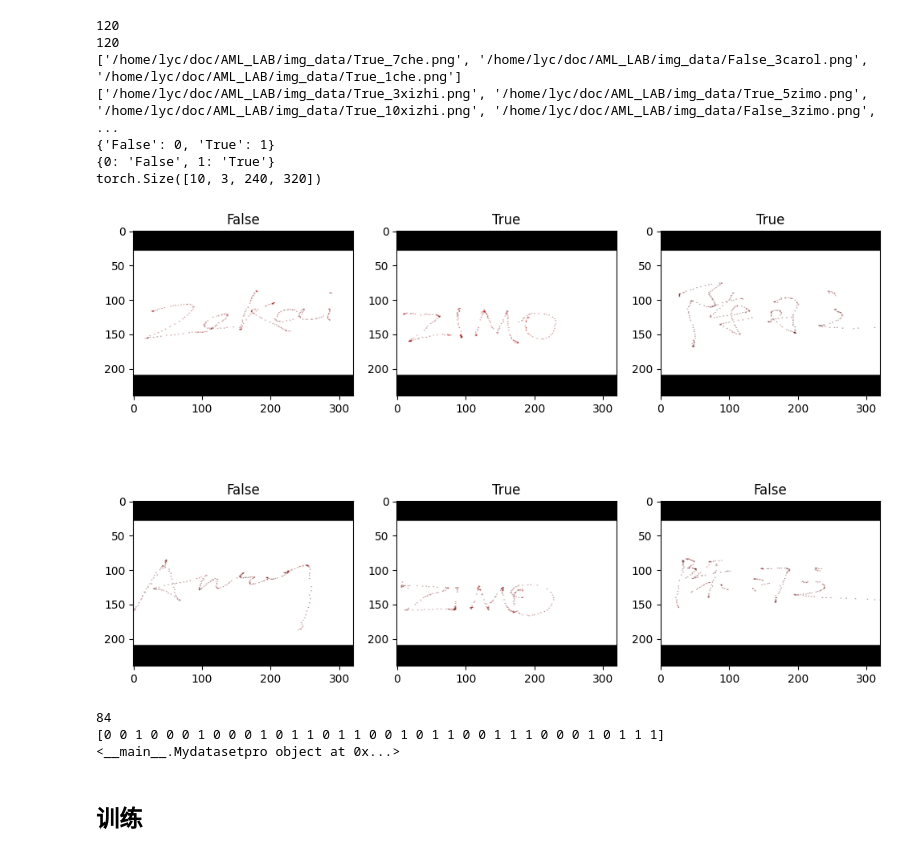
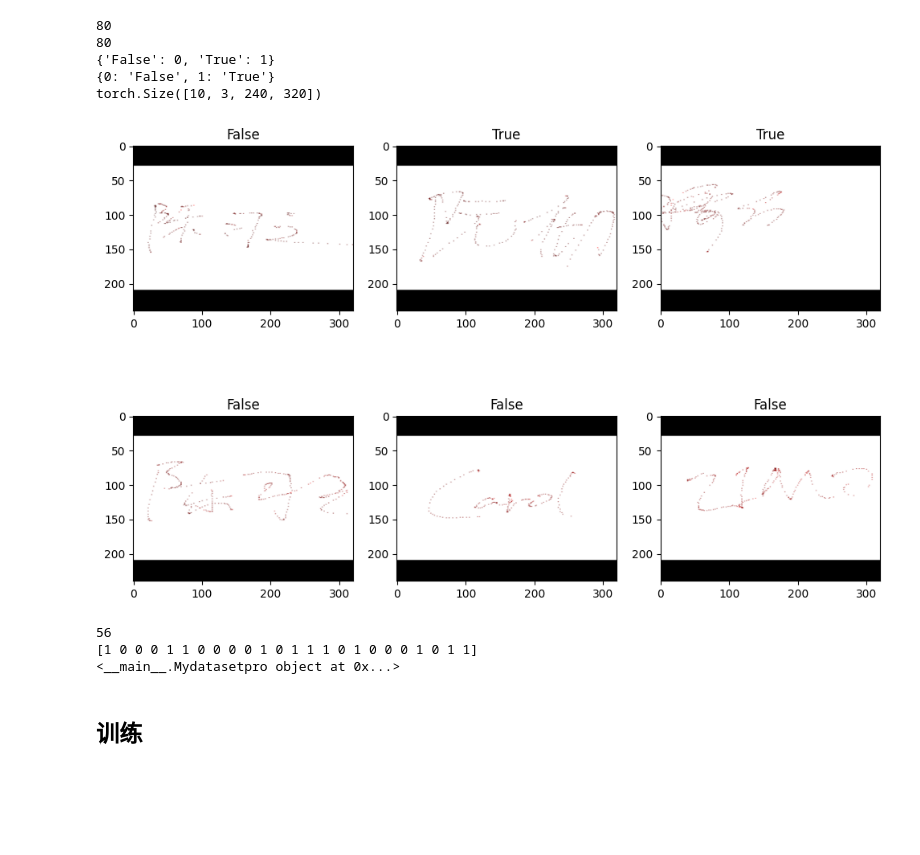
Before and after one commit to Lycho556/AML_LAB, a Jupyter notebook: Compare_fun/img_train.ipynb, the cells around one changed output. Drawn from its saved outputs; the diff is of its cells as text; code cells hidden in the pictures; blank space fills up the shorter version.

```diff
--- a/Compare_fun/img_train.ipynb
+++ b/Compare_fun/img_train.ipynb
@@ -21,7 +21,7 @@ class Mydataset(data.Dataset):
         return len(self.imgs_path)
 # %%
 #使用glob方法来获取数据图片的所有路径
-all_imgs_path = glob.glob(r'/home/lyc/doc/AML_LAB/img_data/*.png')#数据文件夹路径，根据实际情况更改！
+all_imgs_path = glob.glob(r'/home/yl7723/work/AML_LAB/img_data/*.png')#数据文件夹路径，根据实际情况更改！
 #循环遍历输出列表中的每个元素，显示出每个图片的路径
 sample_size=0
 for var in all_imgs_path:
@@ -33,7 +33,7 @@ print(sample_size)
 signature_dataset = Mydataset(all_imgs_path)
 print(len(signature_dataset)) #返回文件夹中图片总个数
 sinature_datalodaer = torch.utils.data.DataLoader(signature_dataset, batch_size=5) #每次迭代时返回五个数据
-print(next(iter(sinature_datalodaer)))
+#print(next(iter(sinature_datalodaer)))
 
 species = ['False','True']
 species_to_id = dict((c, i) for i, c in enumerate(species))
@@ -71,38 +71,36 @@ class Mydatasetpro(data.Dataset):
         data = self.transforms(pil_img)
         return data, label
 # 返回长度
     def __len__(self):
         return len(self.imgs)
 
 
 
 BATCH_SIZE = 10
 signature_dataset = Mydatasetpro(all_imgs_path, all_labels, transform)
 sinature_datalodaer = data.DataLoader(
                             signature_dataset,
                             batch_size=BATCH_SIZE,
                             shuffle=True
 )
 
 imgs_batch, labels_batch = next(iter(sinature_datalodaer))
 print(imgs_batch.shape)
 
 plt.figure(figsize=(12, 8))
 for i, (img, label) in enumerate(zip(imgs_batch[:6], labels_batch[:6])):
     img = img.permute(1, 2, 0).numpy()
     plt.subplot(2, 3, i+1)
     plt.title(id_to_species.get(label.item()))
     plt.imshow(img)
 plt.show()#展示图片
 # %% [output]
-120
-120
-['/home/lyc/doc/AML_LAB/img_data/True_7che.png', '/home/lyc/doc/AML_LAB/img_data/False_3carol.png', '/home/lyc/doc/AML_LAB/img_data/True_1che.png']
-['/home/lyc/doc/AML_LAB/img_data/True_3xizhi.png', '/home/lyc/doc/AML_LAB/img_data/True_5zimo.png', '/home/lyc/doc/AML_LAB/img_data/True_10xizhi.png', '/home/lyc/doc/AML_LAB/img_data/False_3zimo.png', ...
+80
+80
 {'False': 0, 'True': 1}
 {0: 'False', 1: 'True'}
 torch.Size([10, 3, 240, 320])
-[figure, old version]
+[figure, new version]
 # %%
 import pandas as pd
 
@@ -137,8 +135,8 @@ test_imgs = pd.get_dummies(test_imgs)
 train_dl = data.DataLoader(train_ds, batch_size=BATCH_SIZE, shuffle=True)#TrainSet Labels
 test_dl = data.DataLoader(test_ds, batch_size=BATCH_SIZE, shuffle=True)#TestSet Labels
 # %% [output]
-84
-[0 0 1 0 0 0 1 0 0 0 1 0 1 1 0 1 1 0 0 1 0 1 1 0 0 1 1 1 0 0 0 1 0 1 1 1]
+56
+[1 0 0 0 1 1 0 0 0 0 1 0 1 1 1 0 1 0 0 0 1 0 1 1]
 <__main__.Mydatasetpro object at 0x...>
 # %% [markdown]
 ## 训练
```
Also changed, not shown: parts of 2 cells of this notebook, 1 other file.
